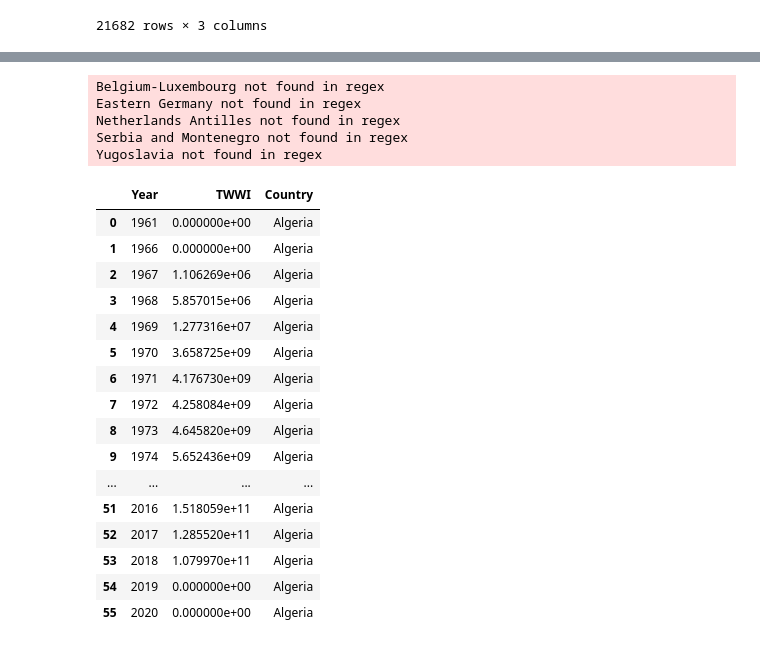
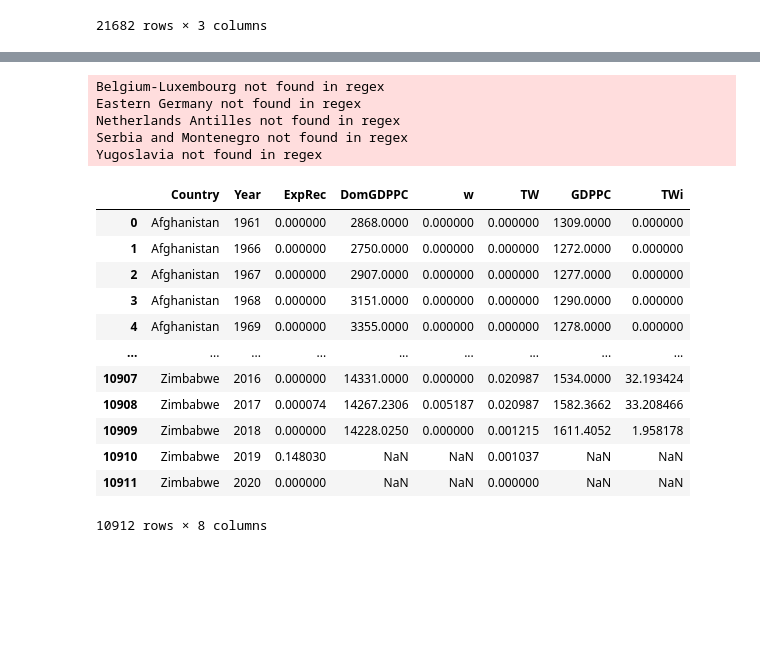
Before and after one commit to JTayMilli/GonGrowth, a Jupyter notebook: DOT/DOTprocessing.ipynb, the cells around one changed output, grey strips where cells are left out. Cells and saved outputs as stored; diff of their text form; code cells hidden in the pictures; blank space fills up the shorter version.

Commit message:
twwi

```diff
--- a/DOT/DOTprocessing.ipynb
+++ b/DOT/DOTprocessing.ipynb
@@ -176,50 +140,46 @@ temp = ( pd.read_excel(f, skiprows = 6)
 temp = temp[temp['Country']!= "Aruba, Kingdom of the Netherlands"]
 temp = temp[temp['Country']!= "Curaçao, Kingdom of the Netherlands"] #countries that don't matter
 temp = temp[temp['Country']!= "Sint Maarten, Kingdom of the Netherlands"]
 
 temp.Country = cc.convert(names = temp['Country'], to = "name_short")
 temp = temp[temp["Country"] != "not found"]
 temp = temp.melt(id_vars='Country', var_name="Year", value_name="ExpRec")
 temp.Year = temp.Year.astype(int)
 temp.ExpRec = temp.apply(lambda x: float(x['ExpRec'].split(" ")[0].replace(',','')) if type(x['ExpRec']) == str else x['ExpRec'], axis=1) ## 1.2 e issue solving
 
 CounGDP = GDPpc_Data[GDPpc_Data.Country == Coun]
 temp2 = temp.merge(CounGDP[['Year', 'GDPPC']], on ='Year', how = 'left').rename(columns = {'GDPPC': 'DomGDPPC'})
-temp2['w'] =  temp2.apply(lambda x: 0 if np.isnan(x['DomGDPPC']) else x['ExpRec'] / x['DomGDPPC'] * 1e6 , axis=1)  ##calculate w per year
+temp2['w'] =  temp2.apply(lambda x: np.nan if ( np.isnan(x['DomGDPPC']) or x['DomGDPPC'] == 0 ) else x['ExpRec'] / x['DomGDPPC'] * 1e6 , axis=1)  ##calculate w per year
 temp2 = temp2.sort_values(by = ["Country", "Year"])
 
 TW = ( temp2.groupby('Country')[["Year","w"]]
       .rolling(5, min_periods=5, on='Year', closed = "left")
       .mean().reset_index().drop(columns = "level_1")
       .rename(columns = {'w':'TW'}).fillna(0) ) ##calculating TW
 
 temp3 = temp2.merge(TW, on= ['Year','Country'], how = "outer").merge(GDPpc_Data, on = ["Country", "Year"], how = "left")
-temp3['TWi'] = temp3.apply(lambda x: x['TW'] * x['GDPPC'], axis = 1)
+temp3['TWi'] = temp3.apply(lambda x: np.nan if ( np.isnan(x['TW']) or np.isnan(x['GDPPC']) ) else x['TW'] * x['GDPPC'], axis = 1)
 #temp3.tail(50)
 
 temp4 = temp3.groupby('Year')['TWi'].sum().reset_index().rename(columns = {"TWi": 'TWWI'})
 temp4['Country'] = Coun
-temp4
+temp3
 # %% [output]
 Belgium-Luxembourg not found in regex
 Eastern Germany not found in regex
 Netherlands Antilles not found in regex
 Serbia and Montenegro not found in regex
 Yugoslavia not found in regex
-|  | Year | TWWI | Country |
-| 0 | 1961 | 0.000000e+00 | Algeria |
-| 1 | 1966 | 0.000000e+00 | Algeria |
-| 2 | 1967 | 1.106269e+06 | Algeria |
-| 3 | 1968 | 5.857015e+06 | Algeria |
-| 4 | 1969 | 1.277316e+07 | Algeria |
-| 5 | 1970 | 3.658725e+09 | Algeria |
-| 6 | 1971 | 4.176730e+09 | Algeria |
-| 7 | 1972 | 4.258084e+09 | Algeria |
-| 8 | 1973 | 4.645820e+09 | Algeria |
-| 9 | 1974 | 5.652436e+09 | Algeria |
-| ... | ... | ... | ... |
-| 51 | 2016 | 1.518059e+11 | Algeria |
-| 52 | 2017 | 1.285520e+11 | Algeria |
-| 53 | 2018 | 1.079970e+11 | Algeria |
-| 54 | 2019 | 0.000000e+00 | Algeria |
-| 55 | 2020 | 0.000000e+00 | Algeria |
+|  | Country | Year | ExpRec | DomGDPPC | w | TW | GDPPC | TWi |
+| 0 | Afghanistan | 1961 | 0.000000 | 2868.0000 | 0.000000 | 0.000000 | 1309.0000 | 0.000000 |
+| 1 | Afghanistan | 1966 | 0.000000 | 2750.0000 | 0.000000 | 0.000000 | 1272.0000 | 0.000000 |
+| 2 | Afghanistan | 1967 | 0.000000 | 2907.0000 | 0.000000 | 0.000000 | 1277.0000 | 0.000000 |
+| 3 | Afghanistan | 1968 | 0.000000 | 3151.0000 | 0.000000 | 0.000000 | 1290.0000 | 0.000000 |
+| 4 | Afghanistan | 1969 | 0.000000 | 3355.0000 | 0.000000 | 0.000000 | 1278.0000 | 0.000000 |
+| ... | ... | ... | ... | ... | ... | ... | ... | ... |
+| 10907 | Zimbabwe | 2016 | 0.000000 | 14331.0000 | 0.000000 | 0.020987 | 1534.0000 | 32.193424 |
+| 10908 | Zimbabwe | 2017 | 0.000074 | 14267.2306 | 0.005187 | 0.020987 | 1582.3662 | 33.208466 |
+| 10909 | Zimbabwe | 2018 | 0.000000 | 14228.0250 | 0.000000 | 0.001215 | 1611.4052 | 1.958178 |
+| 10910 | Zimbabwe | 2019 | 0.148030 | NaN | NaN | 0.001037 | NaN | NaN |
+| 10911 | Zimbabwe | 2020 | 0.000000 | NaN | NaN | 0.000000 | NaN | NaN |
+10912 rows × 8 columns
```
Also changed, not shown: parts of 3 cells of this notebook, 3 other files.
